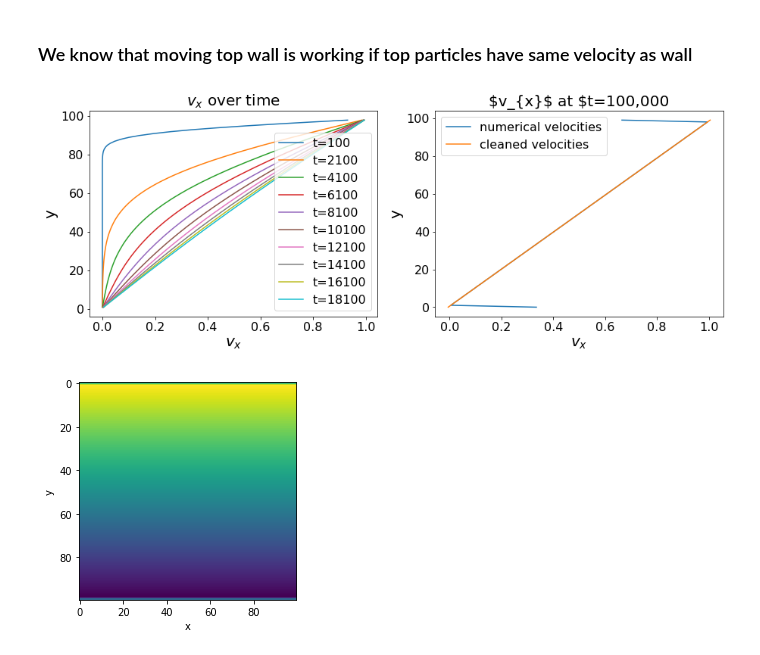
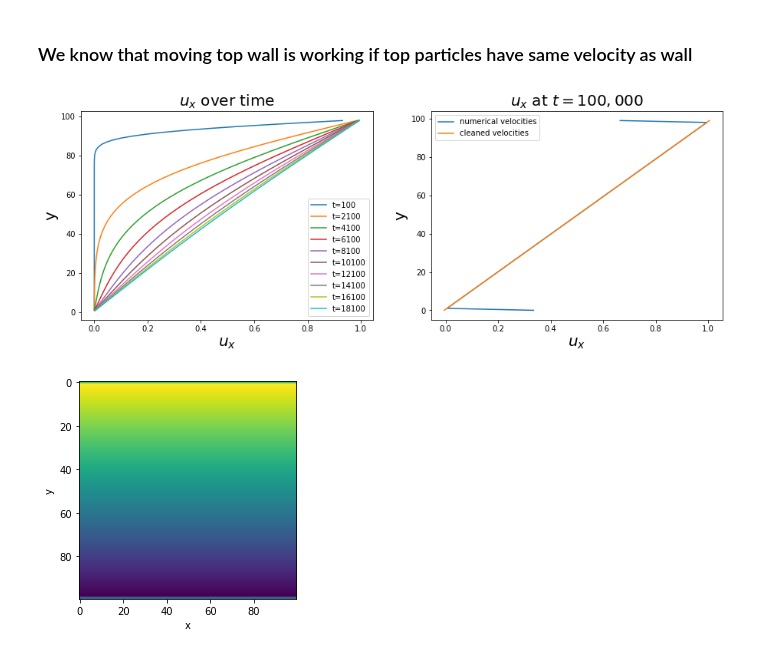
Before and after one commit to jonas27/pylbm, a Jupyter notebook: milestones/m4/m4.ipynb, the cells around one changed output. Saved outputs shown, nothing was run; the diff lists cells and outputs as text; code cells hidden in the pictures.

```diff
--- a/milestones/m4/m4.ipynb
+++ b/milestones/m4/m4.ipynb
@@ -72,38 +72,38 @@ for i in range(1, 200, 20):
 # for i in range(int(len(velocities)/num_plots), len(velocities), int(len(velocities)/num_plots)):
     # print(vel_clean)
     v=velocities[i]
     # ax.plot(np.arange(y_dim-2)+1, v[0,0,1:-1], label="t={}".format(i))
     ax.plot(v[0,0,1:-1], np.arange(y_dim-2)+1, label="t={}".format(i*100))
-ax.set_xlabel("$v_{x}$")
+ax.set_xlabel("$u_{x}$")
 ax.set_ylabel("y")
 # ax.set_xticks(np.arange(int(y_dim/10)+1)*10)
 ax.legend()
-ax.set_title("$v_{x}$ over time")
+ax.set_title("$u_{x}$ over time")
 
 
 ax = axs[1]
-ax.set_title("$v_{x}$ at $t=100,000")
+ax.set_title("$u_{x}$ at $t=100,000$")
 
 def func(x, a, b):
     return a * x + b
 popt, pcov = curve_fit(func, np.arange(y_dim-2)+1, u_aij_max[0,0,1:-1])
 vel_clean = popt[0]*(np.arange(y_dim) + 0.0) + popt[1]
 # vel_clean = popt[0]*(np.arange(y_dim) + 0.5) + popt[1]
 # ax.set_xticks(np.arange(y_dim))
 ax.plot(u_aij_max[0,0,:],np.arange(y_dim), label="numerical velocities")
 ax.plot(vel_clean,np.arange(y_dim), label="cleaned velocities")
-ax.set_xlabel("$v_{x}$")
+ax.set_xlabel("$u_{x}$")
 ax.set_ylabel("y")
 ax.legend()
 # lbm.save_fig(fig, 'm4-1-velocitities-at-moving-wall-t-100000.pgf')
 # plt.show()
 # plt.close()
 
 lbm.save_fig(fig, 'm4-1-velocities-over-time.pgf')
 plt.show()
 plt.close()
 # %% [output]
-[figure, old version]
+[figure, new version]
 # %%
 fig = plt.figure(figsize=(6,4))
 ax = fig.subplots()
```
Also changed, not shown: parts of 1 cell of this notebook, 2 other files.
